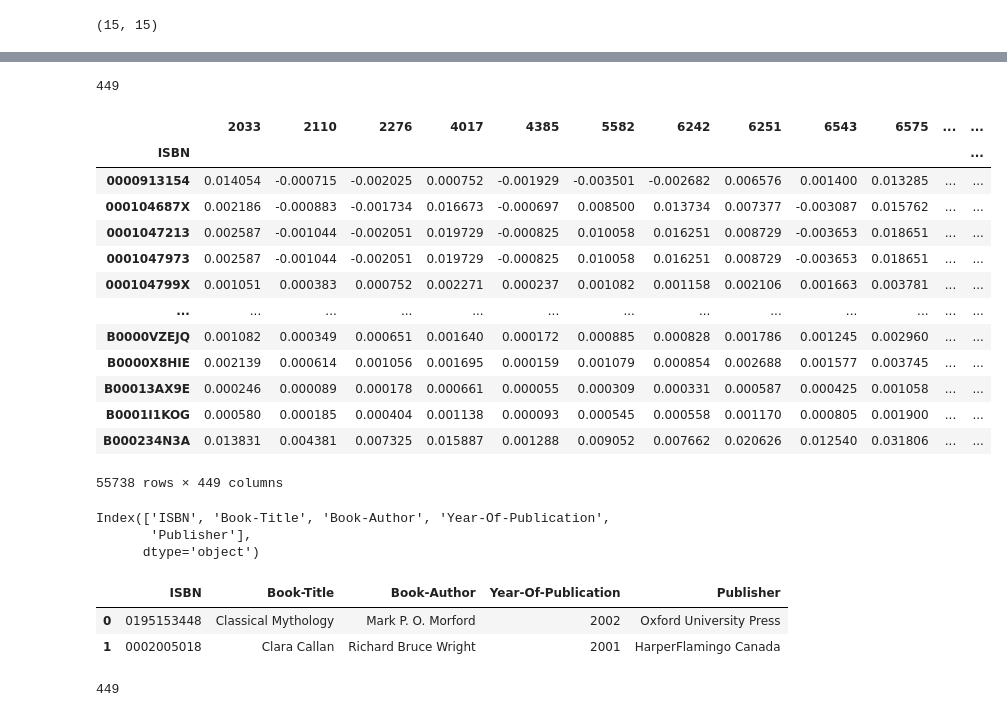
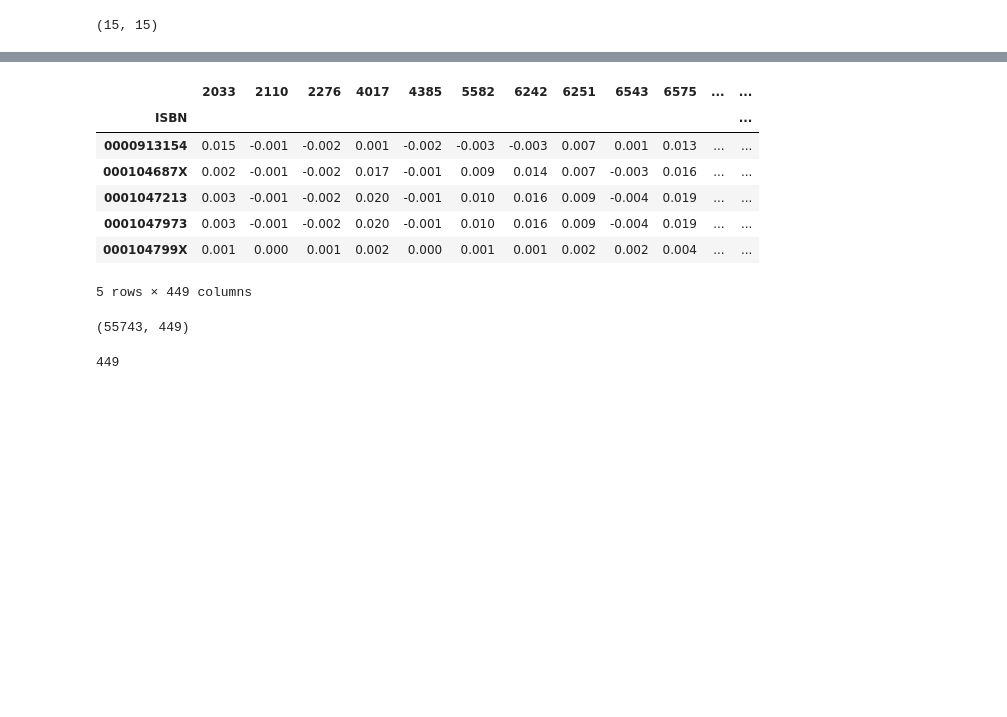
Before and after one commit to Gulzar-khan/Book-Recommendation-System, a Jupyter notebook: Individual_Book_Recommendation_System.ipynb, the cells around one changed output, grey strips where cells are left out. Saved outputs shown, nothing was run; the diff lists cells and outputs as text; code cells hidden in the pictures; blank space fills up the shorter version.

```diff
--- a/Individual_Book_Recommendation_System.ipynb
+++ b/Individual_Book_Recommendation_System.ipynb
@@ -884,0 +1414,7 @@ users_items_pivot_matrix_df.shape
+# %%
+print('# of interactions: %d' % len(ratings_explicit))
+interactions_from_selected_users_df = ratings_explicit.merge(users_with_enough_interactions_df,
+               how = 'right',
+               left_on = 'User-ID',
+               right_on = 'User-ID')
+print('# of interactions from users with at least 5 interactions: %d' % len(interactions_from_selected_users_df))
@@ -884,0 +1440,7 @@ users_items_pivot_matrix_df.shape
+# %%
+def smooth_user_preference(x):
+    return math.log(1+x, 2)
+
+interactions_full_df = interactions_from_selected_users_df.groupby(['ISBN', 'User-ID'])['Book-Rating'].sum().apply(smooth_user_preference).reset_index()
+print('# of unique user/item interactions: %d' % len(interactions_full_df))
+interactions_full_df.head()
@@ -884,0 +1470,8 @@ users_items_pivot_matrix_df.shape
+# %%
+interactions_train_df, interactions_test_df = train_test_split(interactions_full_df,
+                                   stratify=interactions_full_df['User-ID'],
+                                   test_size=0.20,
+                                   random_state=42)
+
+print('# interactions on Train set: %d' % len(interactions_train_df))
+print('# interactions on Test set: %d' % len(interactions_test_df))
@@ -884,0 +1490,7 @@ users_items_pivot_matrix_df.shape
+# %%
+#Creating a sparse pivot table with users in rows and items in columns
+users_items_pivot_matrix_df = interactions_train_df.pivot(index='User-ID',
+                                                          columns='ISBN',
+                                                          values='Book-Rating').fillna(0)
+
+users_items_pivot_matrix_df.head()
@@ -979,29 +1600,13 @@ all_user_predicted_ratings.shape
-# %%
-len(users_ids)
-# %% [output]
-449
 # %%
 #Converting the reconstructed matrix back to a Pandas dataframe
 cf_preds_df = pd.DataFrame(all_user_predicted_ratings, columns = users_items_pivot_matrix_df.columns, index=users_ids).transpose()
-cf_preds_df
+cf_preds_df.head()
 # %% [output]
 |  | 2033 | 2110 | 2276 | 4017 | 4385 | 5582 | 6242 | 6251 | 6543 | 6575 | ... | ... |
 | ISBN |  |  |  |  |  |  |  |  |  |  |  | ... |
-| 0000913154 | 0.014054 | -0.000715 | -0.002025 | 0.000752 | -0.001929 | -0.003501 | -0.002682 | 0.006576 | 0.001400 | 0.013285 | ... | ... |
-| 000104687X | 0.002186 | -0.000883 | -0.001734 | 0.016673 | -0.000697 | 0.008500 | 0.013734 | 0.007377 | -0.003087 | 0.015762 | ... | ... |
-| 0001047213 | 0.002587 | -0.001044 | -0.002051 | 0.019729 | -0.000825 | 0.010058 | 0.016251 | 0.008729 | -0.003653 | 0.018651 | ... | ... |
-| 0001047973 | 0.002587 | -0.001044 | -0.002051 | 0.019729 | -0.000825 | 0.010058 | 0.016251 | 0.008729 | -0.003653 | 0.018651 | ... | ... |
-| 000104799X | 0.001051 | 0.000383 | 0.000752 | 0.002271 | 0.000237 | 0.001082 | 0.001158 | 0.002106 | 0.001663 | 0.003781 | ... | ... |
-| ... | ... | ... | ... | ... | ... | ... | ... | ... | ... | ... | ... | ... |
-| B0000VZEJQ | 0.001082 | 0.000349 | 0.000651 | 0.001640 | 0.000172 | 0.000885 | 0.000828 | 0.001786 | 0.001245 | 0.002960 | ... | ... |
-| B0000X8HIE | 0.002139 | 0.000614 | 0.001056 | 0.001695 | 0.000159 | 0.001079 | 0.000854 | 0.002688 | 0.001577 | 0.003745 | ... | ... |
-| B00013AX9E | 0.000246 | 0.000089 | 0.000178 | 0.000661 | 0.000055 | 0.000309 | 0.000331 | 0.000587 | 0.000425 | 0.001058 | ... | ... |
-| B0001I1KOG | 0.000580 | 0.000185 | 0.000404 | 0.001138 | 0.000093 | 0.000545 | 0.000558 | 0.001170 | 0.000805 | 0.001900 | ... | ... |
-| B000234N3A | 0.013831 | 0.004381 | 0.007325 | 0.015887 | 0.001288 | 0.009052 | 0.007662 | 0.020626 | 0.012540 | 0.031806 | ... | ... |
+| 0000913154 | 0.015 | -0.001 | -0.002 | 0.001 | -0.002 | -0.003 | -0.003 | 0.007 | 0.001 | 0.013 | ... | ... |
+| 000104687X | 0.002 | -0.001 | -0.002 | 0.017 | -0.001 | 0.009 | 0.014 | 0.007 | -0.003 | 0.016 | ... | ... |
+| 0001047213 | 0.003 | -0.001 | -0.002 | 0.020 | -0.001 | 0.010 | 0.016 | 0.009 | -0.004 | 0.019 | ... | ... |
+| 0001047973 | 0.003 | -0.001 | -0.002 | 0.020 | -0.001 | 0.010 | 0.016 | 0.009 | -0.004 | 0.019 | ... | ... |
+| 000104799X | 0.001 | 0.000 | 0.001 | 0.002 | 0.000 | 0.001 | 0.001 | 0.002 | 0.002 | 0.004 | ... | ... |
-55738 rows × 449 columns
+5 rows × 449 columns
-# %%
-book_df.columns
-# %% [output]
-Index(['ISBN', 'Book-Title', 'Book-Author', 'Year-Of-Publication',
-       'Publisher'],
-      dtype='object')
@@ -1013,9 +1613,7 @@ ratings_test_indexed_df = ratings_full_df.set_index('User-ID')
-# %%
-book_df.head(2)
-# %% [output]
-|  | ISBN | Book-Title | Book-Author | Year-Of-Publication | Publisher |
-| 0 | 0195153448 | Classical Mythology | Mark P. O. Morford | 2002 | Oxford University Press |
-| 1 | 0002005018 | Clara Callan | Richard Bruce Wright | 2001 | HarperFlamingo Canada |
+# %%
+cf_preds_df.shape
+# %% [output]
+(55743, 449)
 # %%
 len(cf_preds_df.columns)
 # %% [output]
```
Also changed, not shown: parts of 317 cells of this notebook.
